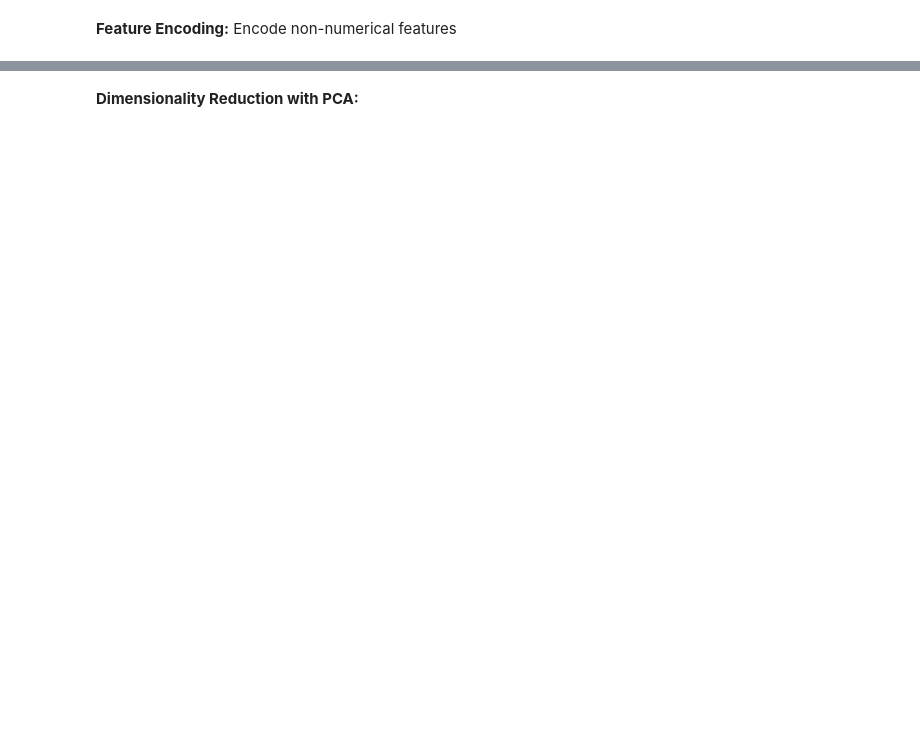
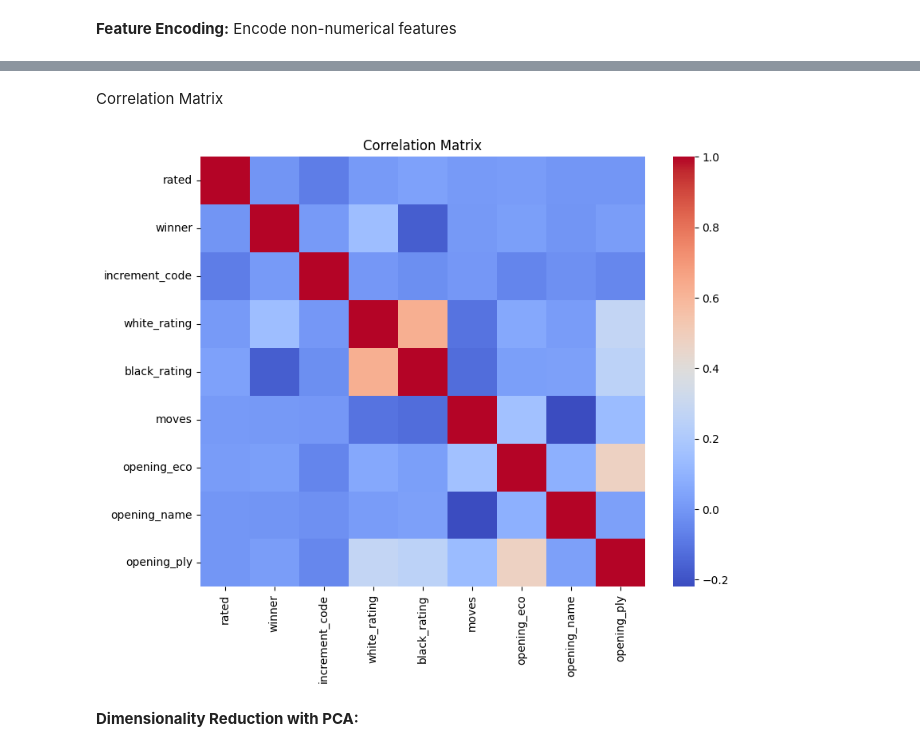
Before and after one commit to brysonbien/Chess-Opening-ML, a Jupyter notebook: mid_check_2.ipynb, the cells around one changed output, grey strips where cells are left out. Drawn from its saved outputs; the diff is of its cells as text; code cells hidden in the pictures; blank space fills up the shorter version.

```diff
--- a/mid_check_2.ipynb
+++ b/mid_check_2.ipynb
@@ -88,0 +98,11 @@ df.head()
+# %% [markdown]
+Correlation Matrix
+# %%
+matrix = df.corr()
+
+plt.figure(figsize=(9,7))
+plt.title("Correlation Matrix")
+sns.heatmap(matrix, cmap="coolwarm", annot=False)
+plt.show()
+# %% [output]
+[figure, added]
```
Also changed, not shown: parts of 49 cells of this notebook.
